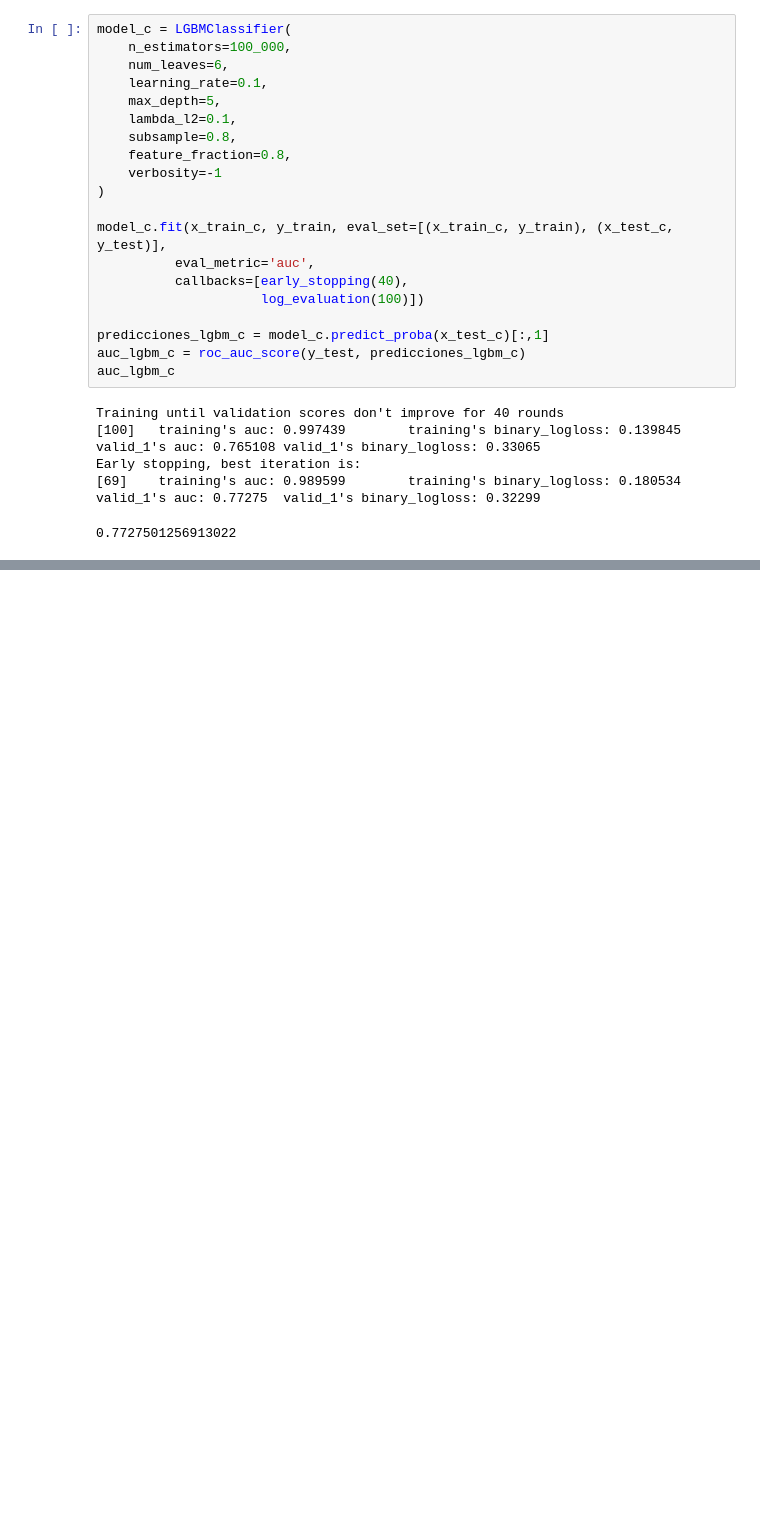
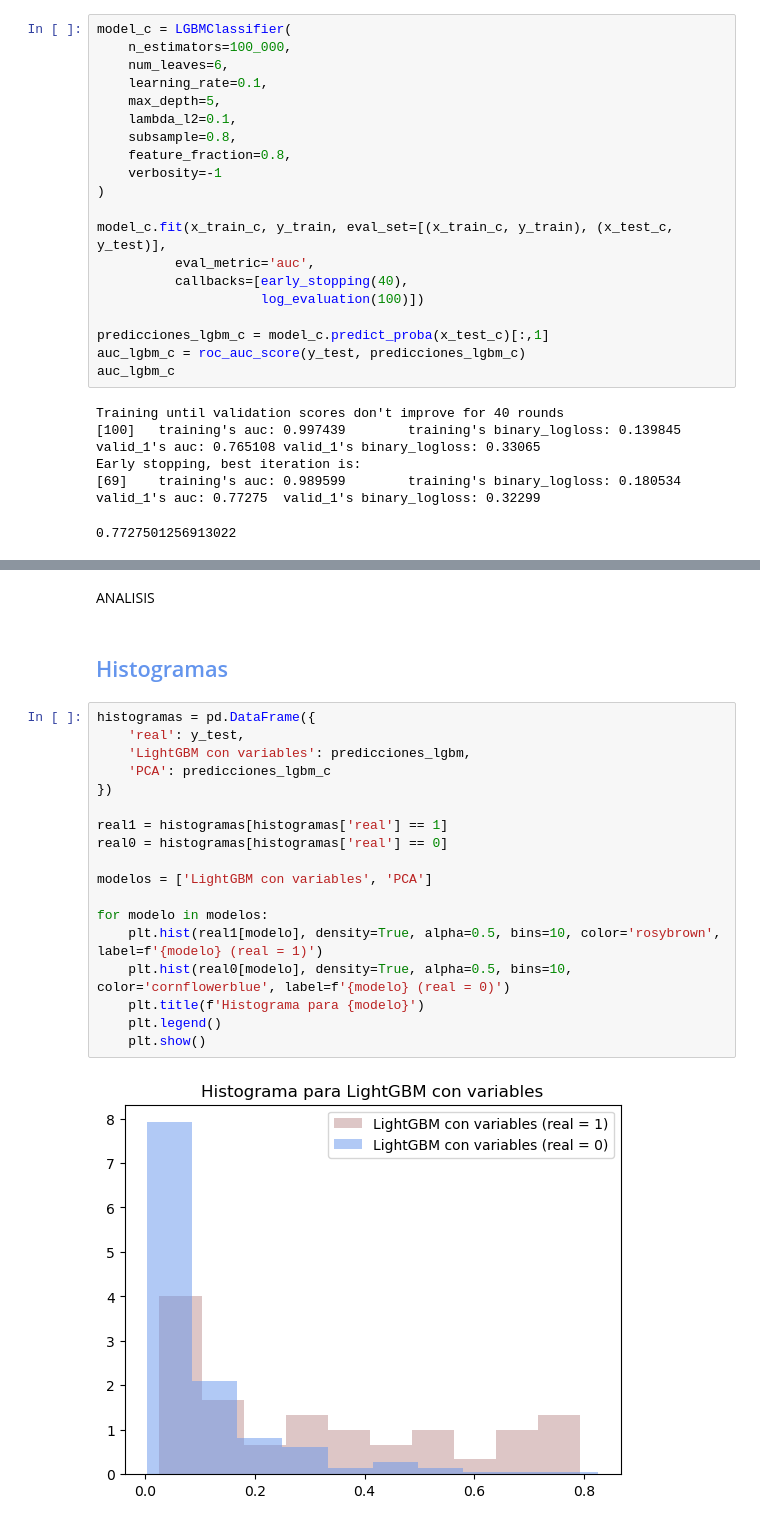
Before and after one commit to arantzaghg/lab_aprendizaje_estadistico, a Jupyter notebook: Examen 4 correcto- Arantza Gomez Haro Gamboa.ipynb, the cells around one changed output, grey strips where cells are left out. Saved outputs shown, nothing was run; the diff lists cells and outputs as text; blank space fills up the shorter version.

```diff
--- a/Examen 4 correcto- Arantza Gomez Haro Gamboa.ipynb
+++ b/Examen 4 correcto- Arantza Gomez Haro Gamboa.ipynb
@@ -229,0 +230,24 @@ lgb.plot_importance(model, max_num_features = 10, importance_type='gain', color
+# %% [markdown]
+ANALISIS
+# %% [markdown]
+## <font color='cornflowerblue'> Histogramas
+# %%
+histogramas = pd.DataFrame({
+    'real': y_test,
+    'LightGBM con variables': predicciones_lgbm,
+    'PCA': predicciones_lgbm_c
+})
+
+real1 = histogramas[histogramas['real'] == 1]
+real0 = histogramas[histogramas['real'] == 0]
+
+modelos = ['LightGBM con variables', 'PCA']
+
+for modelo in modelos:
+    plt.hist(real1[modelo], density=True, alpha=0.5, bins=10, color='rosybrown', label=f'{modelo} (real = 1)')
+    plt.hist(real0[modelo], density=True, alpha=0.5, bins=10, color='cornflowerblue', label=f'{modelo} (real = 0)')
+    plt.title(f'Histograma para {modelo}')
+    plt.legend()
+    plt.show()
+# %% [output]
+[figure, added]
```
Also changed, not shown: parts of 12 cells of this notebook.
